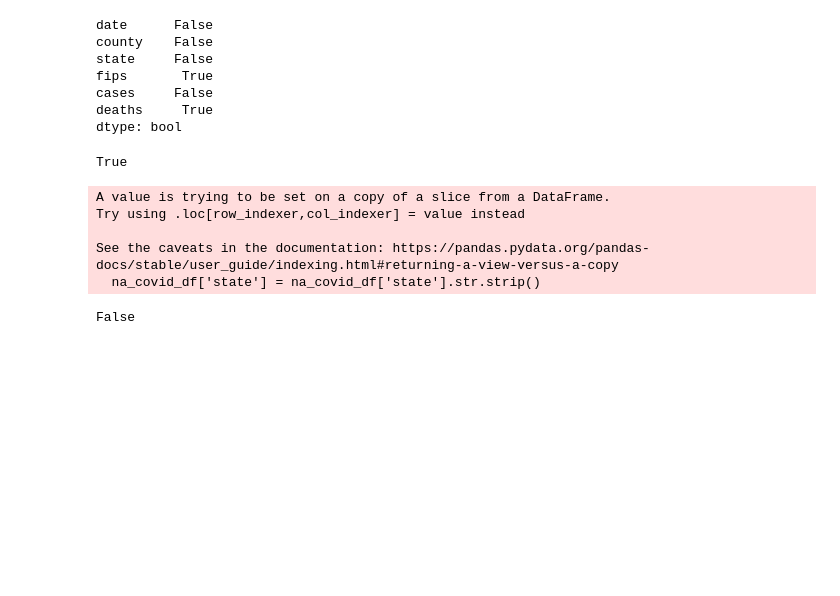
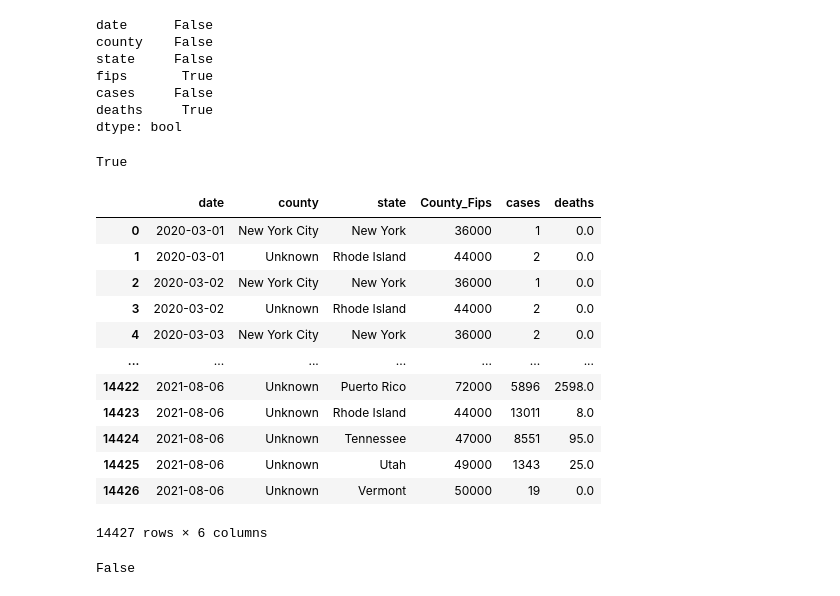
Before and after one commit to JosiahR89/Bootcamp-Project-2, a Jupyter notebook: ETL_Code_VM.ipynb, the cells around one changed output. Saved outputs shown, nothing was run; the diff lists cells and outputs as text; code cells hidden in the pictures; blank space fills up the shorter version.

```diff
--- a/ETL_Code_VM.ipynb
+++ b/ETL_Code_VM.ipynb
@@ -45,14 +44,8 @@ states_df.to_csv('Resources/Schema/Us_States.csv', index=False)
 counties_df = pd.read_csv('Resources/US_Counties.csv')
 #print(counties_df)
 # %%
-# drop rows where state_fips is NaN
-counties_df.dropna(how='any', inplace=True)
-
 # Some states have same county names. So counties are uniquly identified by County_FIPS which is a unique ID
-# Federal Information Processing Standards
-# counties_df.sort_values(by='County')
-
-#print(counties_df)
+# called Federal Information Processing Standards
 # %%
 # Check for duplicates
 # I am checking total County_Fips vs. total unique County_Fips.
@@ -139,20 +132,29 @@ na_covid_df = covid_df[covid_df['fips'].isna()]
 # %%
 # stripping 'state' column of any leading and trailing spaces
 
-na_covid_df['state'] = na_covid_df['state'].str.strip()
+#na_covid_df['state'] = na_covid_df['state'].str.strip()
+na_covid_df['state'].apply(lambda x: x.strip())
 #na_covid_df
 
 na_covid_df = na_covid_df.merge(county_table_strip, how="left", left_on = "state", right_on="County")
 #na_covid_df
 
 na_covid_df_final = na_covid_df[['date', 'county', 'state', 'County_Fips', 'cases', 'deaths']]
-#na_covid_df_final
+na_covid_df_final
 # %% [output]
+|  | date | county | state | County_Fips | cases | deaths |
+| 0 | 2020-03-01 | New York City | New York | 36000 | 1 | 0.0 |
+| 1 | 2020-03-01 | Unknown | Rhode Island | 44000 | 2 | 0.0 |
+| 2 | 2020-03-02 | New York City | New York | 36000 | 1 | 0.0 |
+| 3 | 2020-03-02 | Unknown | Rhode Island | 44000 | 2 | 0.0 |
+| 4 | 2020-03-03 | New York City | New York | 36000 | 2 | 0.0 |
+| ... | ... | ... | ... | ... | ... | ... |
+| 14422 | 2021-08-06 | Unknown | Puerto Rico | 72000 | 5896 | 2598.0 |
+| 14423 | 2021-08-06 | Unknown | Rhode Island | 44000 | 13011 | 8.0 |
+| 14424 | 2021-08-06 | Unknown | Tennessee | 47000 | 8551 | 95.0 |
+| 14425 | 2021-08-06 | Unknown | Utah | 49000 | 1343 | 25.0 |
+| 14426 | 2021-08-06 | Unknown | Vermont | 50000 | 19 | 0.0 |
-A value is trying to be set on a copy of a slice from a DataFrame.
-Try using .loc[row_indexer,col_indexer] = value instead
-
-See the caveats in the documentation: https://pandas.pydata.org/pandas-docs/stable/user_guide/indexing.html#returning-a-view-versus-a-copy
-  na_covid_df['state'] = na_covid_df['state'].str.strip()
+14427 rows × 6 columns
 # %%
 # Records with Null Fips have been cleaned and fips from cencus table for --
 # -- state_unknown counties have been used
```
Also changed, not shown: parts of 8 cells of this notebook, 5 other files.
